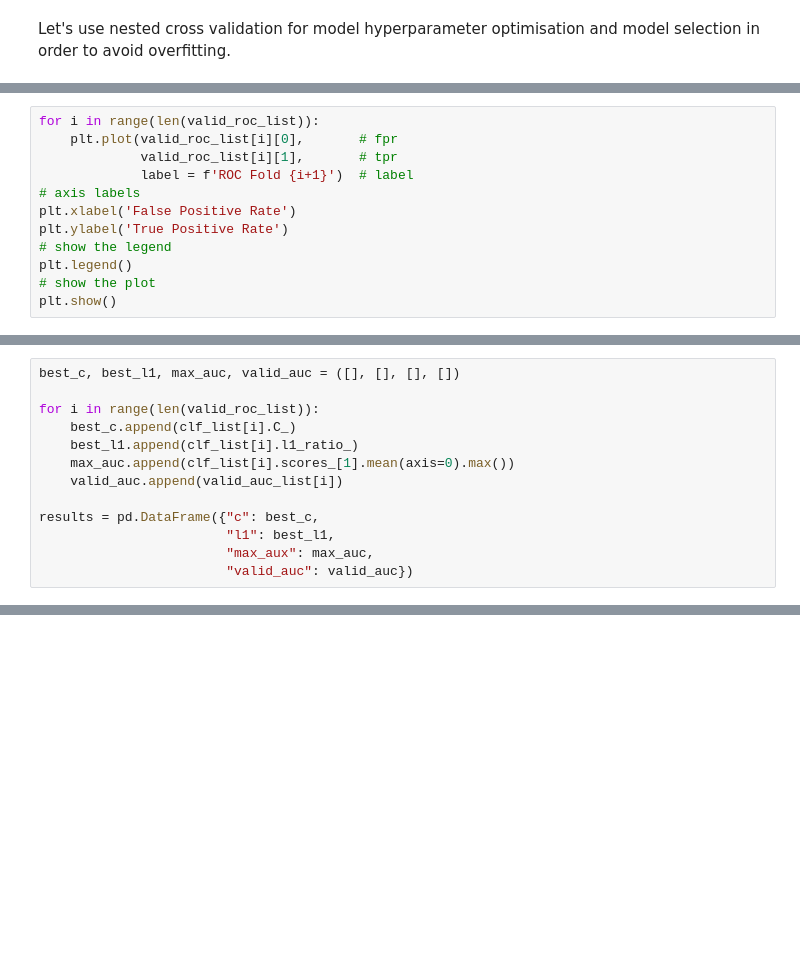
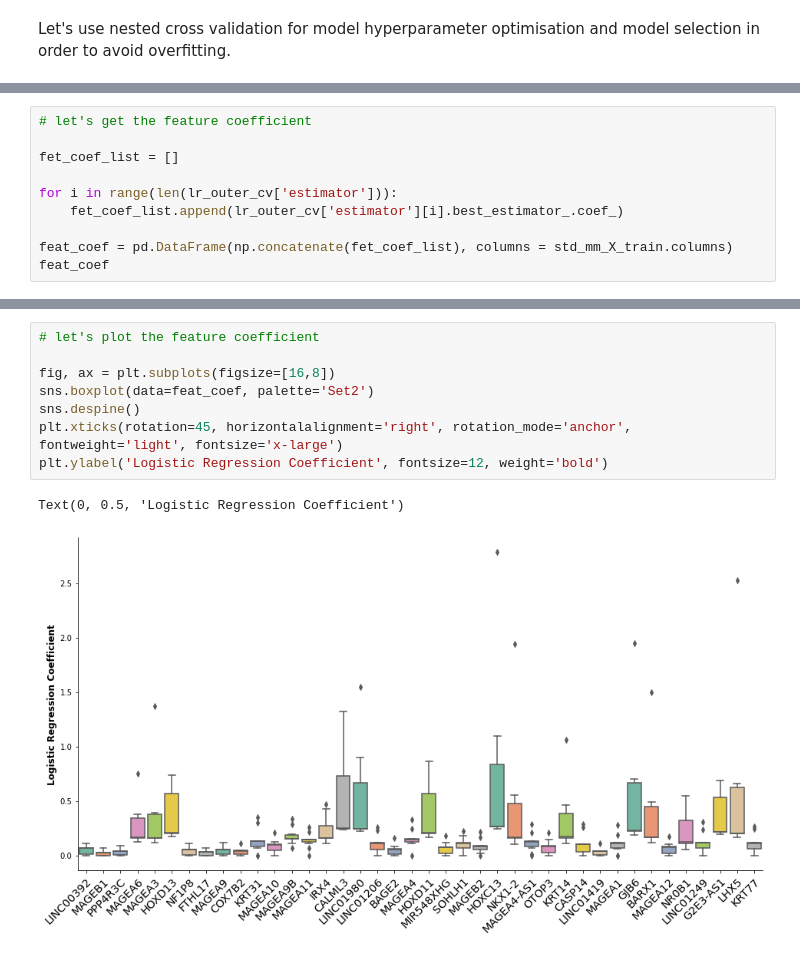
Before and after one commit to FirasSadiyah/TCGA_ML, a Jupyter notebook: 04_MachineLearning.ipynb, the cells around one changed output, grey strips where cells are left out. Saved outputs shown, nothing was run; the diff lists cells and outputs as text; blank space fills up the shorter version.

```diff
--- a/04_MachineLearning.ipynb
+++ b/04_MachineLearning.ipynb
@@ -289,12 +243,0 @@ Max auc_roc: 0.9839962121212122
-# %%
-for i in range(len(valid_roc_list)):
-    plt.plot(valid_roc_list[i][0],       # fpr
-             valid_roc_list[i][1],       # tpr
-             label = f'ROC Fold {i+1}')  # label
-# axis labels
-plt.xlabel('False Positive Rate')
-plt.ylabel('True Positive Rate')
-# show the legend
-plt.legend()
-# show the plot
-plt.show()
@@ -303,13 +243,0 @@ plt.show()
-# %%
-best_c, best_l1, max_auc, valid_auc = ([], [], [], [])
-
-for i in range(len(valid_roc_list)):
-    best_c.append(clf_list[i].C_)
-    best_l1.append(clf_list[i].l1_ratio_)
-    max_auc.append(clf_list[i].scores_[1].mean(axis=0).max())
-    valid_auc.append(valid_auc_list[i])
-
-results = pd.DataFrame({"c": best_c,
-                        "l1": best_l1,
-                        "max_aux": max_auc,
-                        "valid_auc": valid_auc})
@@ -346,0 +280,10 @@ Training Max auc_roc: 0.9839962121212122
+# %%
+# let's get the feature coefficient
+
+fet_coef_list = []
+
+for i in range(len(lr_outer_cv['estimator'])):
+    fet_coef_list.append(lr_outer_cv['estimator'][i].best_estimator_.coef_)
+
+feat_coef = pd.DataFrame(np.concatenate(fet_coef_list), columns = std_mm_X_train.columns)
+feat_coef
@@ -346,0 +303,11 @@ Training Max auc_roc: 0.9839962121212122
+# %%
+# let's plot the feature coefficient
+
+fig, ax = plt.subplots(figsize=[16,8])
+sns.boxplot(data=feat_coef, palette='Set2')
+sns.despine()
+plt.xticks(rotation=45, horizontalalignment='right', rotation_mode='anchor', fontweight='light', fontsize='x-large')
+plt.ylabel('Logistic Regression Coefficient', fontsize=12, weight='bold')
+# %% [output]
+Text(0, 0.5, 'Logistic Regression Coefficient')
+[figure, added]
```
Also changed, not shown: parts of 27 cells of this notebook.
